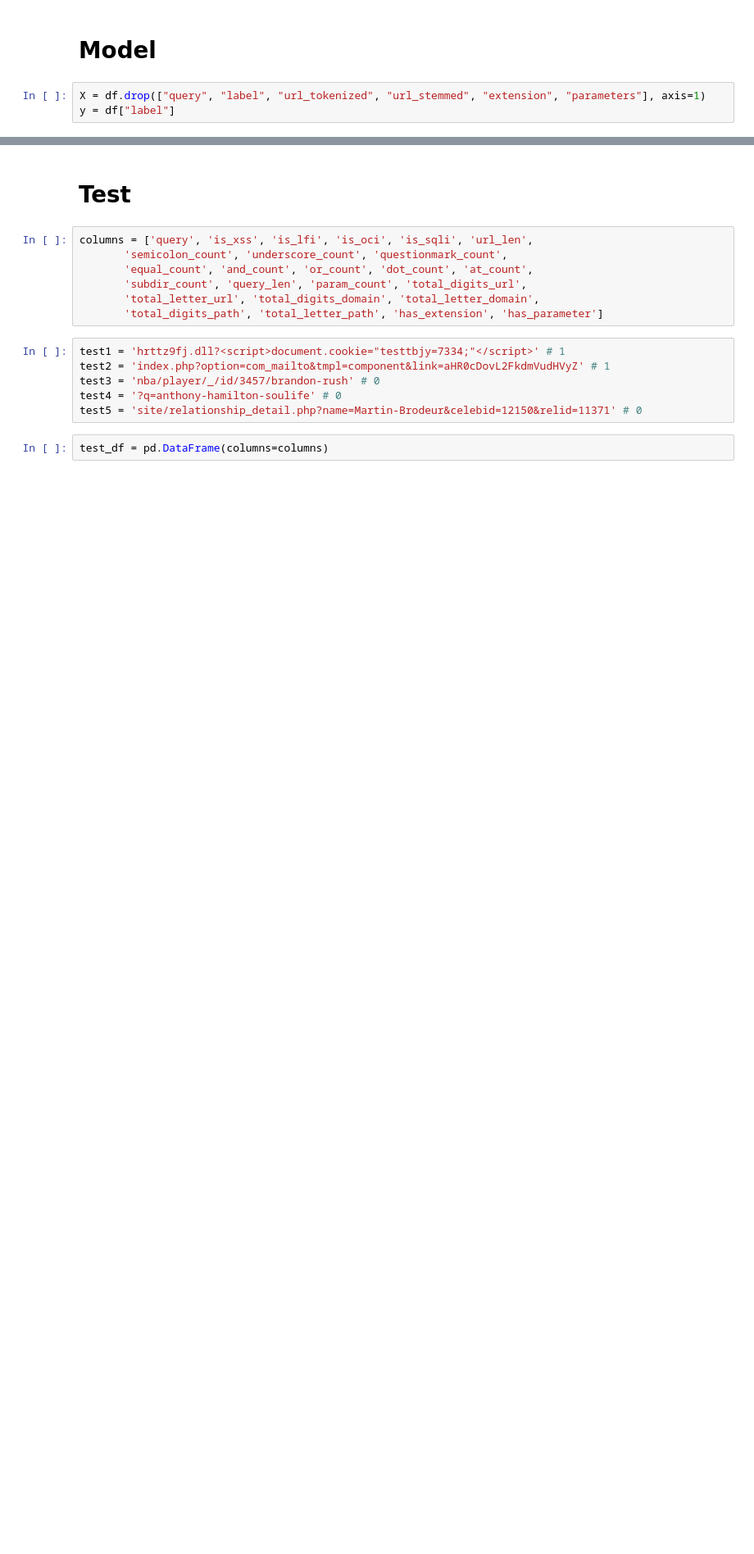
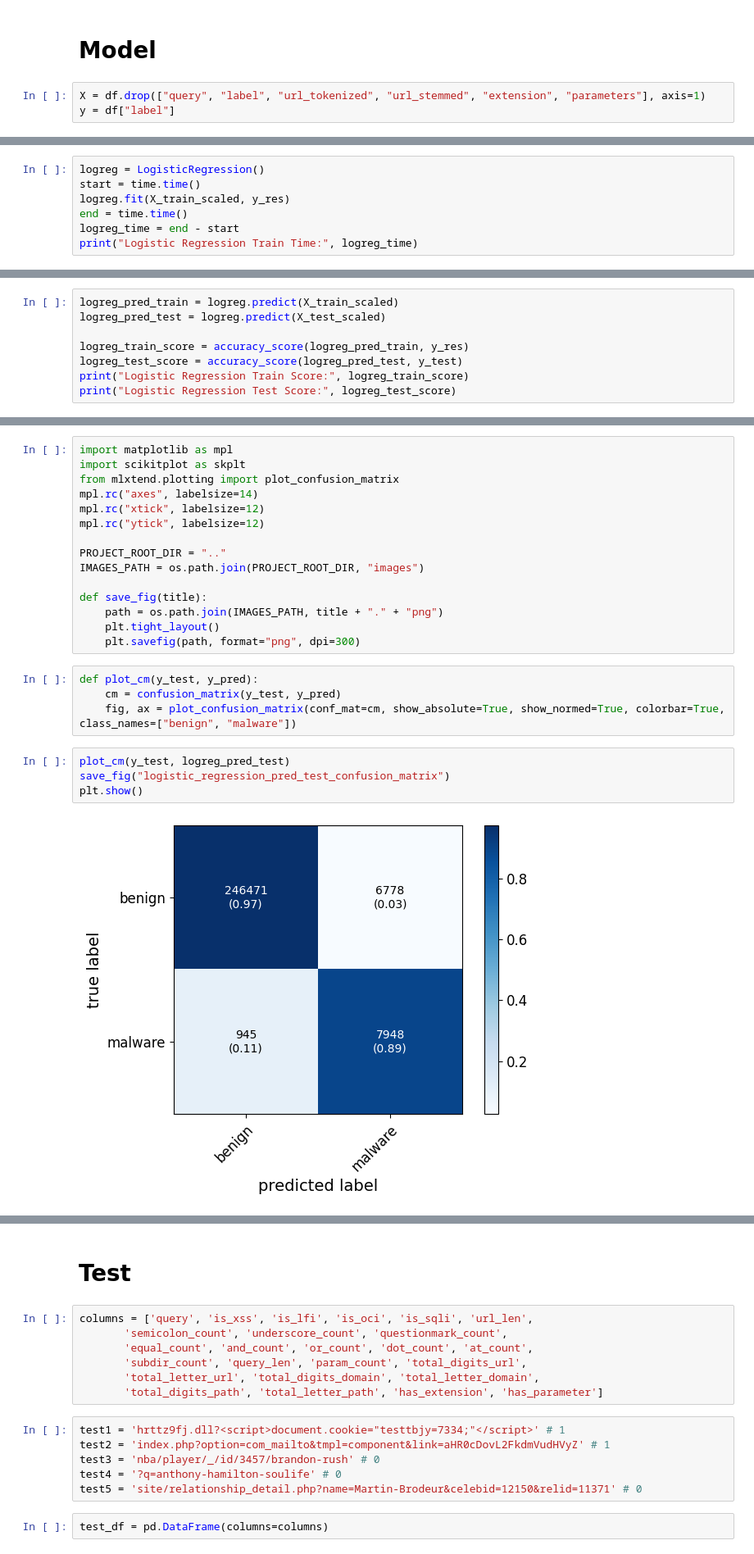
Before and after one commit to thealper2/AISECLAB-cyber-inspector, a Jupyter notebook: website/notebooks/notebook.ipynb, the cells around one changed output, grey strips where cells are left out. Shown at 82% size. Saved outputs shown, nothing was run; the diff lists cells and outputs as text; blank space fills up the shorter version.

```diff
--- a/website/notebooks/notebook.ipynb
+++ b/website/notebooks/notebook.ipynb
@@ -770,0 +759,7 @@ plt.show()
+# %%
+logreg = LogisticRegression()
+start = time.time()
+logreg.fit(X_train_scaled, y_res)
+end = time.time()
+logreg_time = end - start
+print("Logistic Regression Train Time:", logreg_time)
@@ -770,0 +776,8 @@ plt.show()
+# %%
+logreg_pred_train = logreg.predict(X_train_scaled)
+logreg_pred_test = logreg.predict(X_test_scaled)
+
+logreg_train_score = accuracy_score(logreg_pred_train, y_res)
+logreg_test_score = accuracy_score(logreg_pred_test, y_test)
+print("Logistic Regression Train Score:", logreg_train_score)
+print("Logistic Regression Test Score:", logreg_test_score)
@@ -770,0 +813,25 @@ plt.show()
+# %%
+import matplotlib as mpl
+import scikitplot as skplt
+from mlxtend.plotting import plot_confusion_matrix
+mpl.rc("axes", labelsize=14)
+mpl.rc("xtick", labelsize=12)
+mpl.rc("ytick", labelsize=12)
+
+PROJECT_ROOT_DIR = ".."
+IMAGES_PATH = os.path.join(PROJECT_ROOT_DIR, "images")
+
+def save_fig(title):
+    path = os.path.join(IMAGES_PATH, title + "." + "png")
+    plt.tight_layout()
+    plt.savefig(path, format="png", dpi=300)
+# %%
+def plot_cm(y_test, y_pred):
+    cm = confusion_matrix(y_test, y_pred)
+    fig, ax = plot_confusion_matrix(conf_mat=cm, show_absolute=True, show_normed=True, colorbar=True, class_names=["benign", "malware"])
+# %%
+plot_cm(y_test, logreg_pred_test)
+save_fig("logistic_regression_pred_test_confusion_matrix")
+plt.show()
+# %% [output]
+[figure, added]
```
Also changed, not shown: parts of 117 cells of this notebook.
